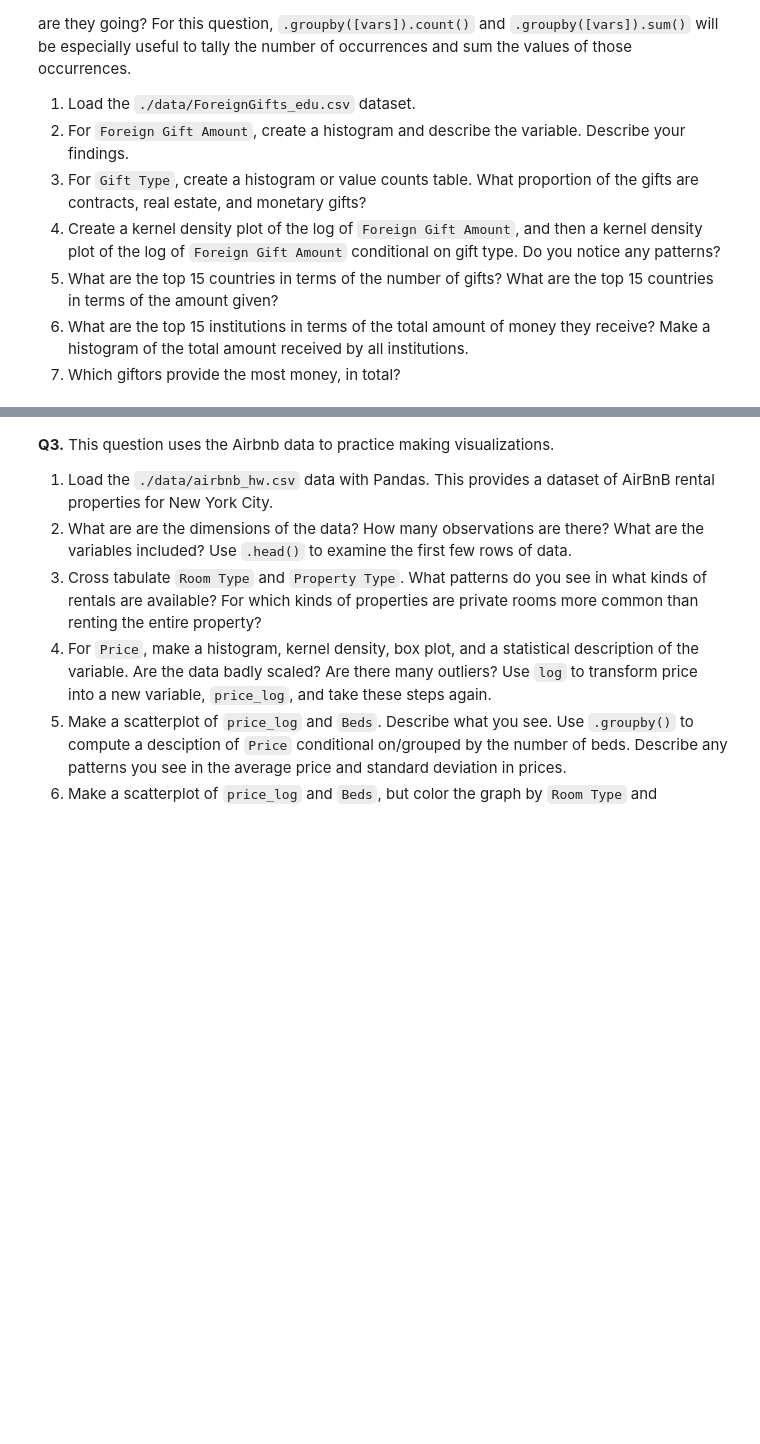
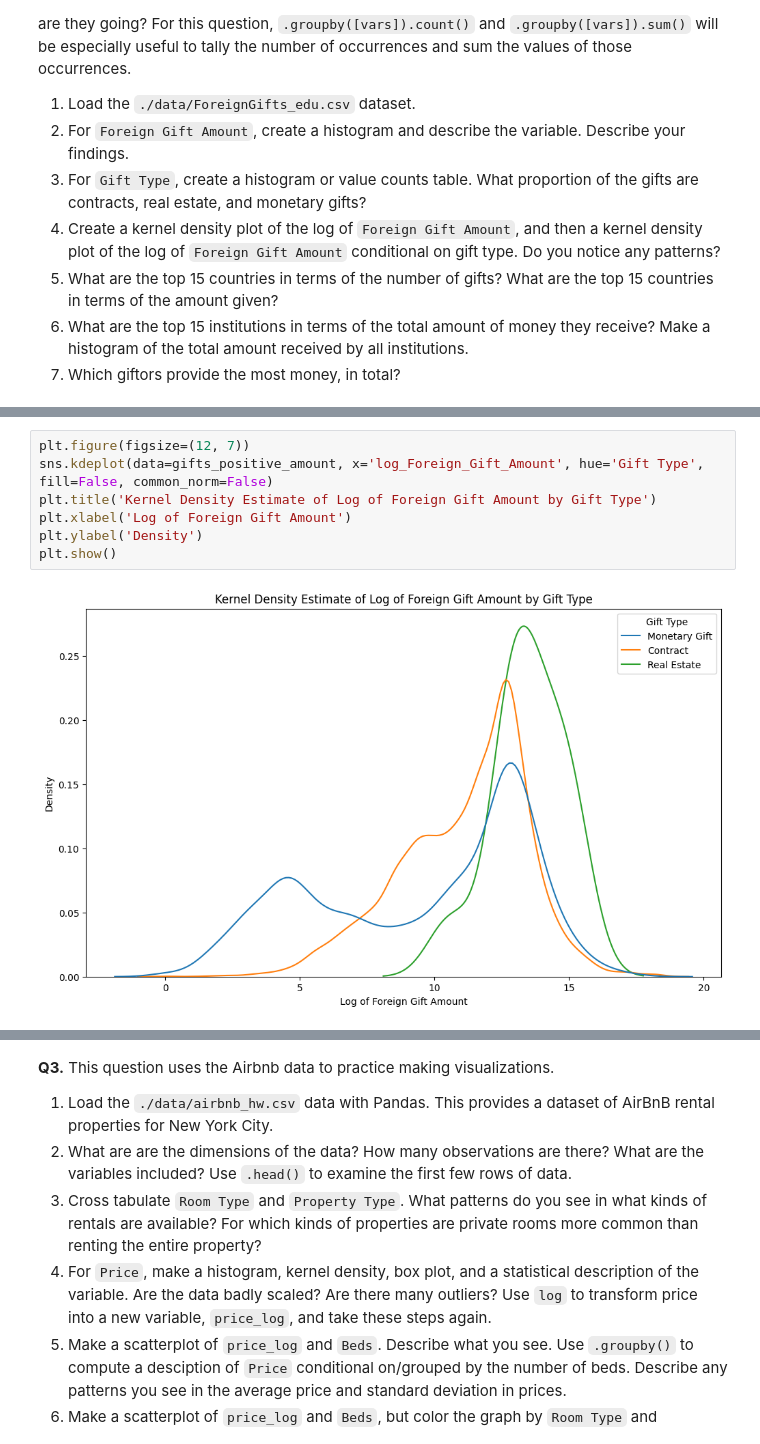
Before and after one commit to michaelhunter12/EDA, a Jupyter notebook: assignment/assignment.ipynb, the cells around one changed output, grey strips where cells are left out. Saved outputs shown, nothing was run; the diff lists cells and outputs as text; blank space fills up the shorter version.

```diff
--- a/assignment/assignment.ipynb
+++ b/assignment/assignment.ipynb
@@ -42,0 +119,9 @@ It can be very helpful to understand some basic properties of these statistics.
+# %%
+plt.figure(figsize=(12, 7))
+sns.kdeplot(data=gifts_positive_amount, x='log_Foreign_Gift_Amount', hue='Gift Type', fill=False, common_norm=False)
+plt.title('Kernel Density Estimate of Log of Foreign Gift Amount by Gift Type')
+plt.xlabel('Log of Foreign Gift Amount')
+plt.ylabel('Density')
+plt.show()
+# %% [output]
+[figure, added]
```
Also changed, not shown: parts of 50 cells of this notebook.
